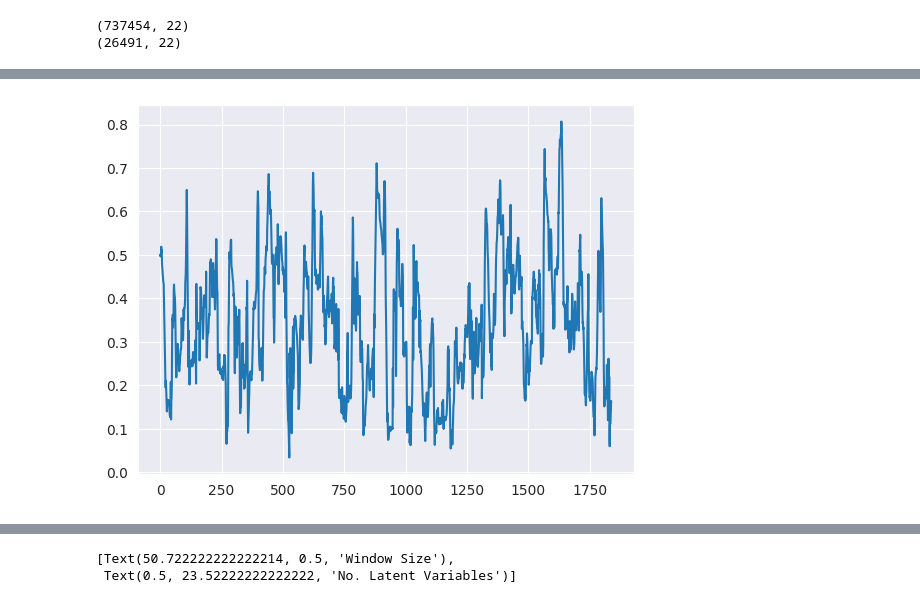
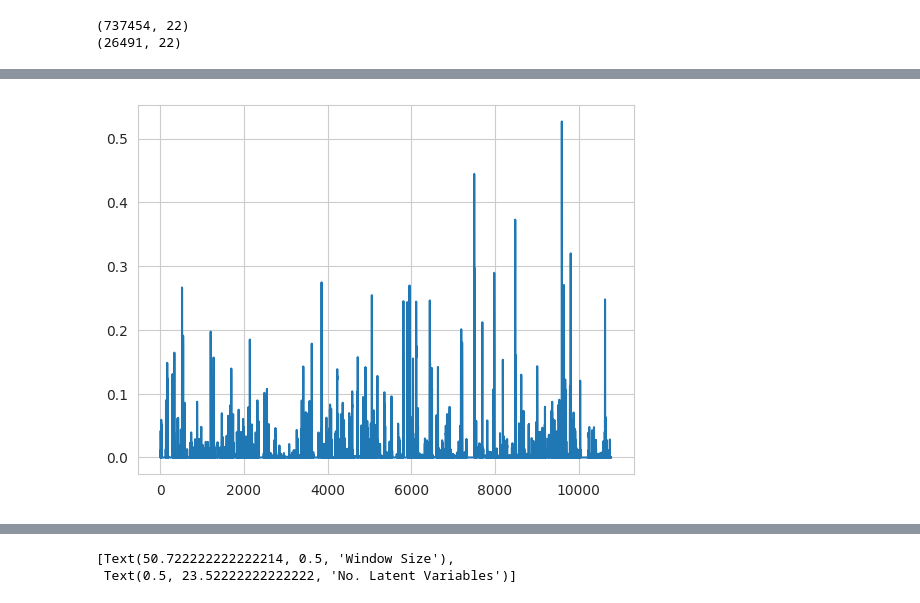
Before and after one commit to aminuldidar/ADAML-Project-Work, a Jupyter notebook: modeling.ipynb, the cells around one changed output, grey strips where cells are left out. Drawn from its saved outputs; the diff is of its cells as text; code cells hidden in the pictures.

```diff
--- a/modeling.ipynb
+++ b/modeling.ipynb
@@ -31,0 +34,16 @@ TODO
+# %%
+# Hourly changed variables: Iron Feed, Silica Feed, Silica Concentrate
+iron_feed = df["% Iron Feed"]
+silica_feed = df["% Silica Feed"]
+silica_concentrate = df["% Silica Concentrate"]
+
+minutes = iron_feed.index.minute.to_numpy()
+seconds = iron_feed.index.second.to_numpy()
+
+df["% Iron Feed"] = iron_feed.where(minutes + seconds == 0)
+df["% Silica Feed"] = silica_feed.where(minutes + seconds == 0)
+df["% Silica Concentrate"] = silica_concentrate.where(minutes + seconds == 0)
+
+df = df.interpolate(method='polynomial', order=3)
+df = df.dropna()
+df
@@ -167,12 +200,15 @@ for window_size in progressbar.progressbar(windows):  # [10, 20, 30, ...]
                 y_test_pred = model.model[-1].predict(test_win_X)
 
                 model.test_metrics[0].append(mean_squared_error(test_win_y, y_test_pred))
-                model.test_metrics[1].append(q2_score(train_win_y, test_win_y, y_test_pred))  # TODO
+                model.test_metrics[1].append(q2_score(train_win_y, test_win_y, y_test_pred))
                 model.test_metrics[2].append(r2_score(test_win_y, y_test_pred))
 
                 model.train_metrics[0].append(mean_squared_error(train_win_y, y_train_pred))
-                model.train_metrics[1].append(q2_score(train_win_y, test_win_y, y_test_pred))  # TODO
+                model.train_metrics[1].append(q2_score(train_win_y, test_win_y, y_test_pred))
                 model.train_metrics[2].append(r2_score(train_win_y, y_train_pred))
+
+                if model.test_metrics[0][-1] > 10:
+                    print(row_number, "\n", train_win_X, "\n", train_win_y, "\n", test_win_X, "\n", test_win_y)
 
         models.extend(models_one_win_size)
 
@@ -293,9 +239,8 @@ Saving model with window size: 26 and No. component: 11...
 # %%
-
 import matplotlib.pyplot as plt
 
-plt.plot(range(len(models_one_win_size[0].train_metrics[2])),
-         models_one_win_size[0].train_metrics[2])
+plt.plot(range(len(models[11].train_metrics[0])),
+         models[11].train_metrics[0])
 plt.show()
 # %% [output]
-[figure, old version]
+[figure, new version]
```
Also changed, not shown: parts of 7 cells of this notebook, 1 other file.
